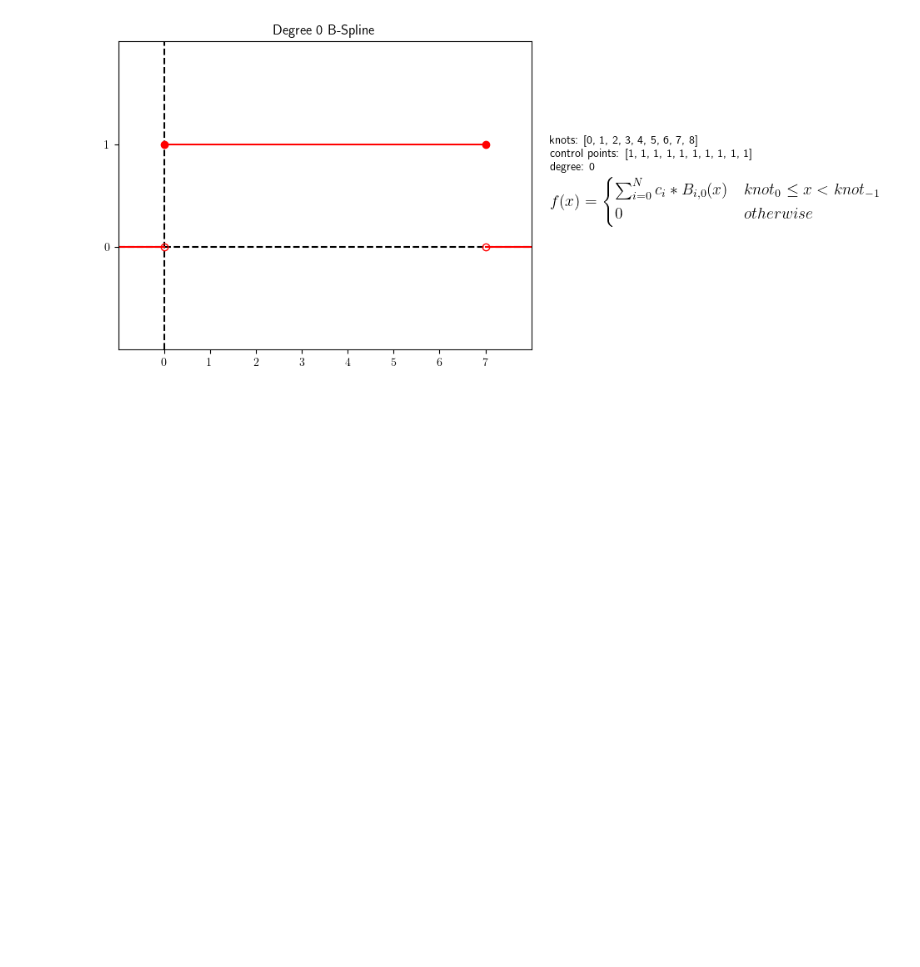
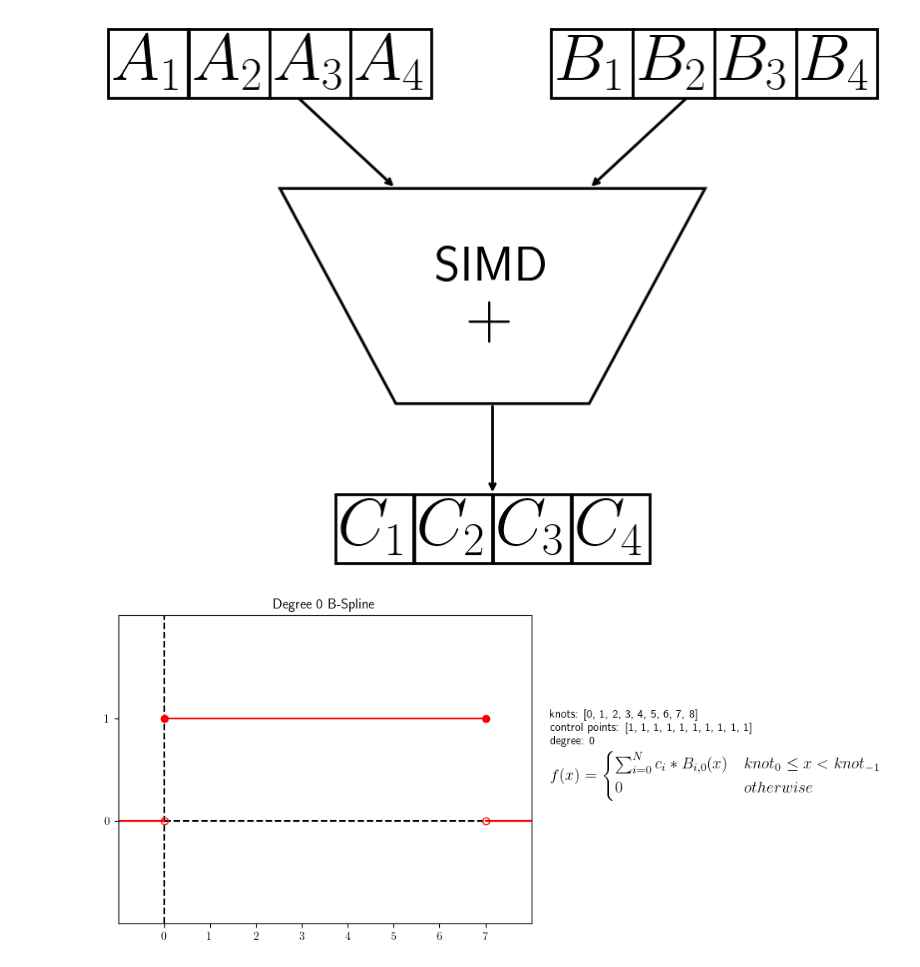
Before and after one commit to lprekon/lprekon.github.io, a Jupyter notebook: content/simd_benchmarking/simd_blogpost_graphics.ipynb, the cells around one changed output. Cells and saved outputs as stored; diff of their text form; code cells hidden in the pictures; blank space fills up the shorter version.

```diff
--- a/content/simd_benchmarking/simd_blogpost_graphics.ipynb
+++ b/content/simd_benchmarking/simd_blogpost_graphics.ipynb
@@ -53 +131,57 @@ os.makedirs(image_folder_name, exist_ok=True)
+# %%
+from matplotlib.offsetbox import HPacker, TextArea, AnchoredOffsetbox
+
+trapezoid = {"minor_base": 0.25, "major_base": 0.55, "height": 0.4, "center": (0.5, 0.5)}
+
+vertices = [
+        (trapezoid["center"][0] - trapezoid["major_base"] / 2, trapezoid["center"][1] + trapezoid["height"] / 2),
+        (trapezoid["center"][0] + trapezoid["major_base"] / 2, trapezoid["center"][1] + trapezoid["height"] / 2),
+        (trapezoid["center"][0] + trapezoid["minor_base"] / 2, trapezoid["center"][1] - trapezoid["height"] / 2),
+        (trapezoid["center"][0] - trapezoid["minor_base"] / 2, trapezoid["center"][1] - trapezoid["height"] / 2),
+        (0,0)
+    ]
+
+fig, ax = plt.subplots()
+fig.set_size_inches(10, 7)
+# fig.tight_layout()
+ax.axis("off")
+# ax.set_xlim(0, 4)
+# ax.set_ylim(-3, 8)
+
+# fig.set_size_inches(15, 2)
+# ax.fill([v[0] for v in vertices], [v[1] for v in vertices], facecolor="0.9", edgecolor="black", lw=2)
+path = Path(vertices, codes)
+patch = PathPatch(path, facecolor="none", edgecolor="black", lw=2)
+
+ax.add_patch(patch)
+# y_nodes = [trapezoid["center"][1] + trapezoid["height"] / 2, trapezoid["center"][1] - trapezoid["height"] / 2]
+# x1_nodes = [trapezoid["center"][0] - trapezoid["major_base"] / 2, trapezoid["center"][0] - trapezoid["minor_base"] / 2]
+# x2_nodes = [trapezoid["center"][0] + trapezoid["major_base"] / 2, trapezoid["center"][0] + trapezoid["minor_base"] / 2]
+# ax.fill_betweenx(y=y_nodes, x1=x1_nodes, x2=x2_nodes, color="0.9", edgecolor="black", lw=2)
+
+a_texts = [TextArea(s=f"$A_{i+1}$", textprops=dict(bbox = box_props, fontsize=fs)) for i in range(4)]
+b_texts = [TextArea(s=f"$B_{i+1}$", textprops=dict(bbox = box_props, fontsize=fs)) for i in range(4)]
+c_texts = [TextArea(s=f"$C_{i+1}$", textprops=dict(bbox = box_props, fontsize=fs)) for i in range(4)]
+
+a_box = HPacker(children=a_texts, align="center", pad=0, sep=8)
+b_box = HPacker(children=b_texts, align="center", pad=0, sep=8)
+c_box = HPacker(children=c_texts, align="center", pad=0, sep=8)
+
+a_offsetbox = AnchoredOffsetbox(loc="upper left", child=a_box, pad=0, frameon=False)
+b_offsetbox = AnchoredOffsetbox(loc="upper right", child=b_box, pad=0, frameon=False)
+c_offsetbox = AnchoredOffsetbox(loc="lower center", child=c_box, pad=0, frameon=False)
+
+ax.add_artist(a_offsetbox)
+ax.add_artist(b_offsetbox)
+ax.add_artist(c_offsetbox)
+
+ax.text(x=trapezoid["center"][0], y=trapezoid["center"][1] + 0.05, s="SIMD", fontsize=36, ha="center", va="center")
+ax.text(x=trapezoid["center"][0], y=trapezoid["center"][1] - 0.05, s="+", fontsize=48, weight="light", ha="center", va="center")
+ax.annotate("", xy = (trapezoid["center"][0] - trapezoid["minor_base"]/2, trapezoid["center"][1] + trapezoid["height"]/2), xytext=(trapezoid["center"][0] - trapezoid["major_base"]/2, trapezoid["center"][1] + trapezoid["height"]), arrowprops=dict(arrowstyle="->", lw=2))
+ax.annotate("", xy = (trapezoid["center"][0] + trapezoid["minor_base"]/2, trapezoid["center"][1] + trapezoid["height"]/2), xytext=(trapezoid["center"][0] + trapezoid["major_base"]/2, trapezoid["center"][1] + trapezoid["height"]), arrowprops=dict(arrowstyle="->", lw=2))
+ax.annotate("", xy = (trapezoid["center"][0], trapezoid["center"][1] - trapezoid["height"]/2), xytext=(trapezoid["center"][0], trapezoid["center"][1] - trapezoid["height"]*0.925), arrowprops=dict(arrowstyle="<-", lw=2))
+
+fig.savefig(f"{image_folder_name}/vector_adding.png", bbox_inches="tight")
+# %% [output]
+[figure, added]
 # %%
```
Also changed, not shown: parts of 7 cells of this notebook, 1 other file.
